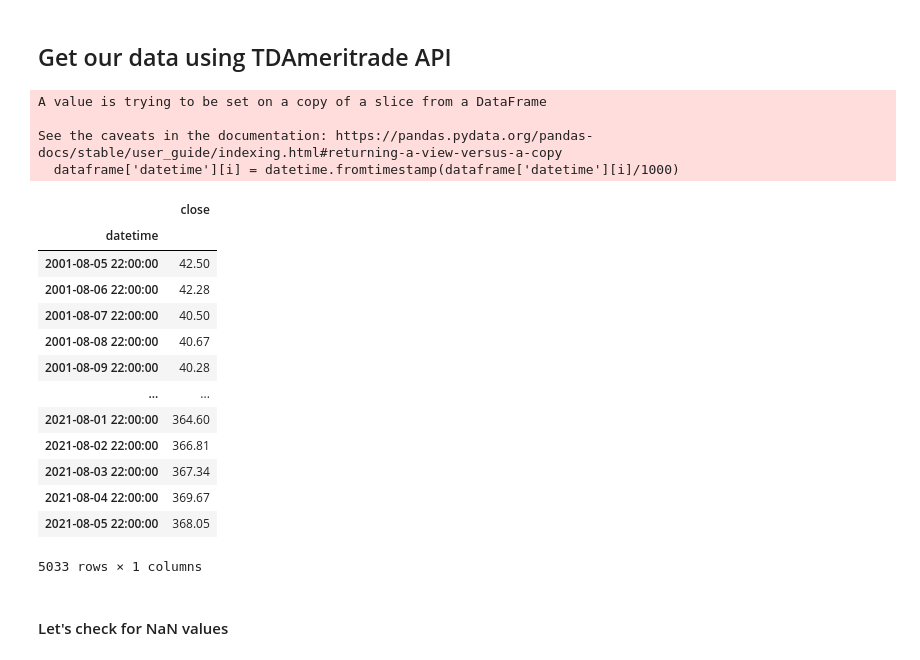
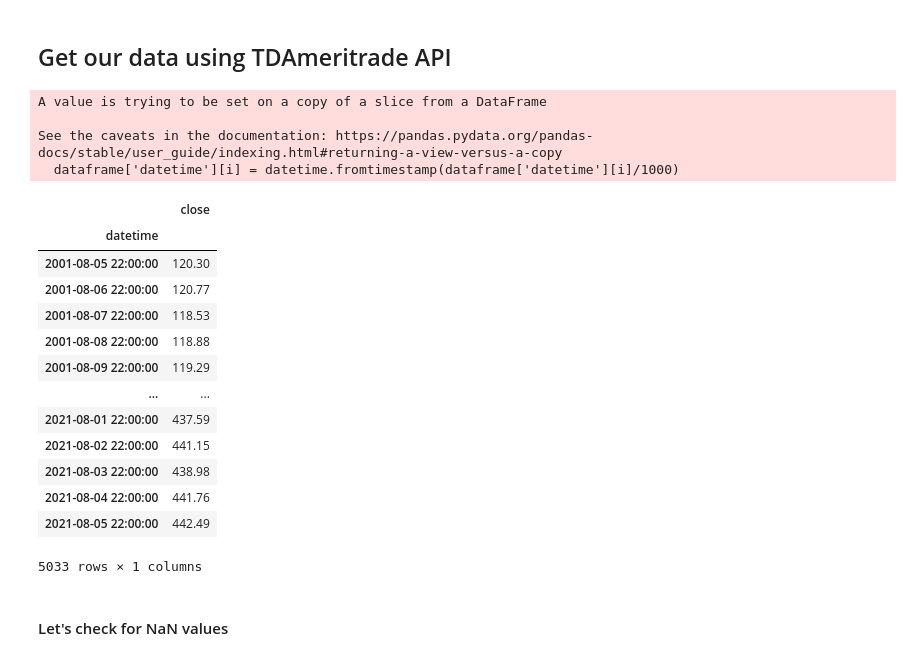
Before and after one commit to mdominguez2010/predict-stock-price-arima, a Jupyter notebook: google_forecast.ipynb, the cells around one changed output. Saved outputs shown, nothing was run; the diff lists cells and outputs as text; code cells hidden in the pictures.

```diff
--- a/google_forecast.ipynb
+++ b/google_forecast.ipynb
@@ -115,32 +115,33 @@ def get_data(symbol,
 
     return dataframe, symbol
 # %%
-dataframe, symbol = get_data(symbol='QQQ',
+SYMBOL = 'TSLA'
+dataframe, symbol = get_data(symbol=SYMBOL,
                      client_id=client_id,
                      periodType = 'year',
                      n_periods = 20,
                      frequencyType = 'daily',
                      frequency = 1)
 
 dataframe
 # %% [output]
 A value is trying to be set on a copy of a slice from a DataFrame
 
 See the caveats in the documentation: https://pandas.pydata.org/pandas-docs/stable/user_guide/indexing.html#returning-a-view-versus-a-copy
   dataframe['datetime'][i] = datetime.fromtimestamp(dataframe['datetime'][i]/1000)
 |  | close |
 | datetime |  |
-| 2001-08-05 22:00:00 | 42.50 |
-| 2001-08-06 22:00:00 | 42.28 |
-| 2001-08-07 22:00:00 | 40.50 |
-| 2001-08-08 22:00:00 | 40.67 |
-| 2001-08-09 22:00:00 | 40.28 |
+| 2001-08-05 22:00:00 | 120.30 |
+| 2001-08-06 22:00:00 | 120.77 |
+| 2001-08-07 22:00:00 | 118.53 |
+| 2001-08-08 22:00:00 | 118.88 |
+| 2001-08-09 22:00:00 | 119.29 |
 | ... | ... |
-| 2021-08-01 22:00:00 | 364.60 |
-| 2021-08-02 22:00:00 | 366.81 |
-| 2021-08-03 22:00:00 | 367.34 |
-| 2021-08-04 22:00:00 | 369.67 |
-| 2021-08-05 22:00:00 | 368.05 |
+| 2021-08-01 22:00:00 | 437.59 |
+| 2021-08-02 22:00:00 | 441.15 |
+| 2021-08-03 22:00:00 | 438.98 |
+| 2021-08-04 22:00:00 | 441.76 |
+| 2021-08-05 22:00:00 | 442.49 |
 5033 rows × 1 columns
 # %% [markdown]
 #### Let's check for NaN values
```
Also changed, not shown: parts of 12 cells of this notebook, 1 other file.
